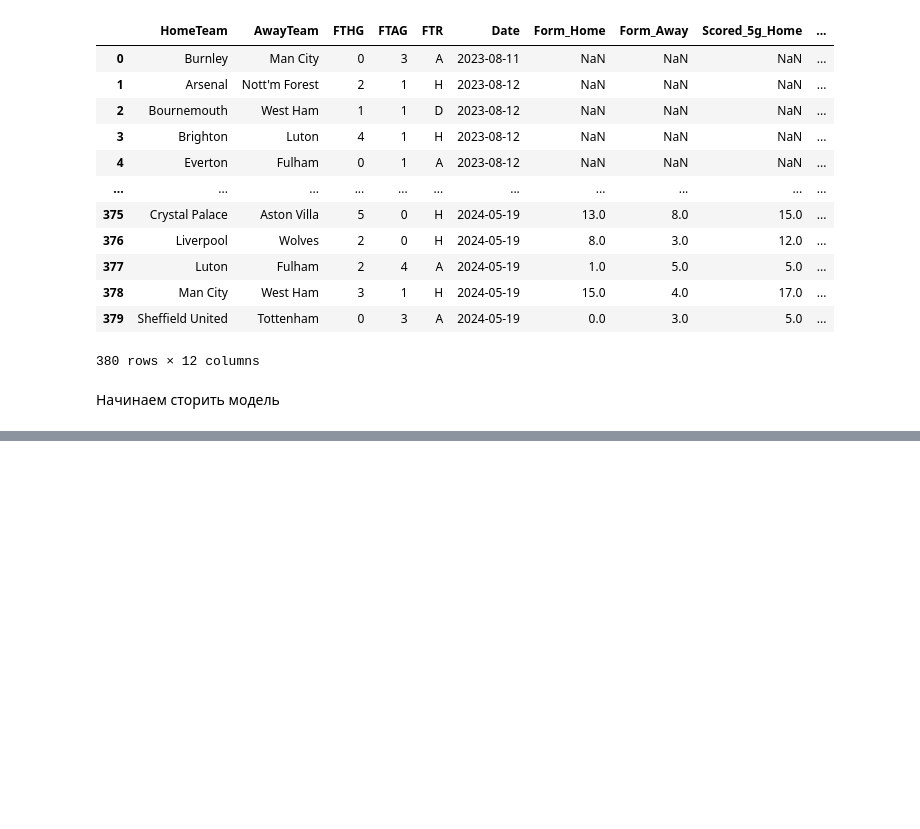
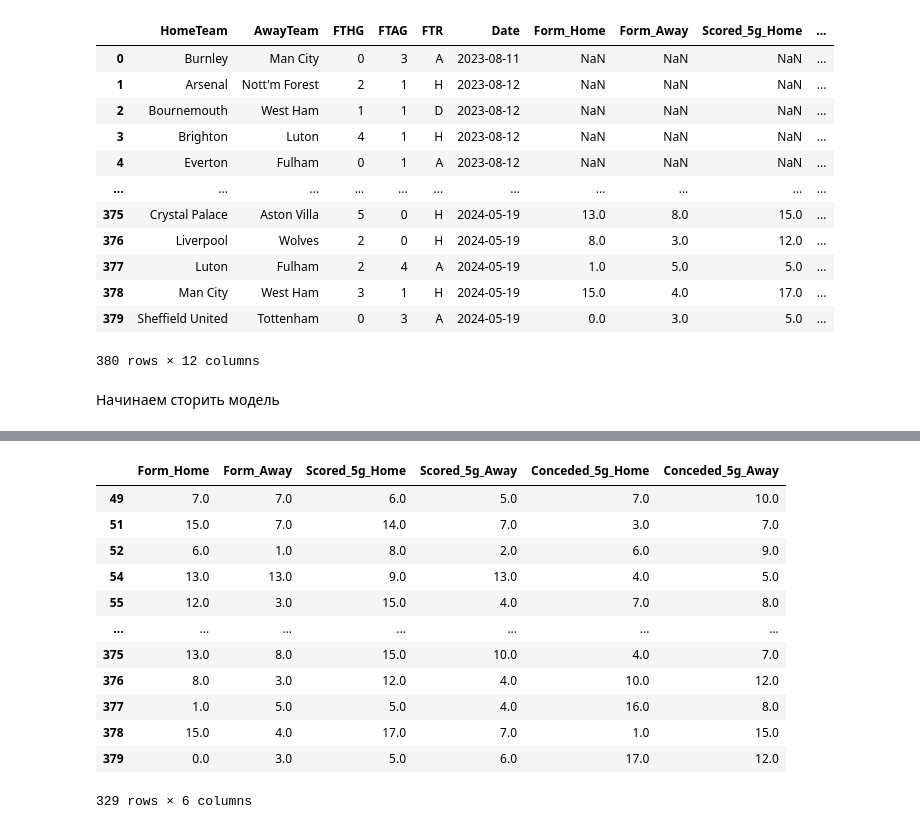
Before and after one commit to rriizz2k/EPL-Match-Predictor, a Jupyter notebook: PL_prediction.ipynb, the cells around one changed output, grey strips where cells are left out. Drawn from its saved outputs; the diff is of its cells as text; code cells hidden in the pictures; blank space fills up the shorter version.

```diff
--- a/PL_prediction.ipynb
+++ b/PL_prediction.ipynb
@@ -395,10 +368,6 @@ df
 | 378 | Man City | West Ham | 3 | 1 | H | 2024-05-19 | 15.0 | 4.0 | 17.0 | ... |
 | 379 | Sheffield United | Tottenham | 0 | 3 | A | 2024-05-19 | 0.0 | 3.0 | 5.0 | ... |
 380 rows × 12 columns
-# %%
-df['Form_Diff'] = df['Form_Home'] - df['Form_Away']
-df['Scored_Diff'] = df['Scored_5g_Home'] - df['Scored_5g_Away']
-df['Conceded_Diff'] = df['Conceded_5g_Home'] - df['Conceded_5g_Away']
 # %%
 # Закодируем целевой столбец в числа
 df['target'] = df['FTR'].map({'H': 0, 'D': 1, 'A': 2})
@@ -406,7 +375,7 @@ df['target'] = df['FTR'].map({'H': 0, 'D': 1, 'A': 2})
 Начинаем сторить модель
 # %%
 # убираем все NaN
-df = df.dropna(subset=['Form_Home', 'Form_Away', 'Scored_5g_Home', 'Scored_5g_Away', 'Conceded_5g_Home', 'Conceded_5g_Away', 'Form_Diff'])
+df = df.dropna(subset=['Form_Home', 'Form_Away', 'Scored_5g_Home', 'Scored_5g_Away', 'Conceded_5g_Home', 'Conceded_5g_Away'])
 # %%
-X = df[['Form_Home', 'Form_Away', 'Scored_5g_Home', 'Scored_5g_Away', 'Conceded_5g_Home', 'Conceded_5g_Away', 'Form_Diff', 'Scored_Diff', 'Conceded_Diff']]
+X = df[['Form_Home', 'Form_Away', 'Scored_5g_Home', 'Scored_5g_Away', 'Conceded_5g_Home', 'Conceded_5g_Away']]
 y = df['target']
@@ -564,0 +382,16 @@ print(predict_match("Arsenal", "Chelsea"))
+# %%
+X
+# %% [output]
+|  | Form_Home | Form_Away | Scored_5g_Home | Scored_5g_Away | Conceded_5g_Home | Conceded_5g_Away |
+| 49 | 7.0 | 7.0 | 6.0 | 5.0 | 7.0 | 10.0 |
+| 51 | 15.0 | 7.0 | 14.0 | 7.0 | 3.0 | 7.0 |
+| 52 | 6.0 | 1.0 | 8.0 | 2.0 | 6.0 | 9.0 |
+| 54 | 13.0 | 13.0 | 9.0 | 13.0 | 4.0 | 5.0 |
+| 55 | 12.0 | 3.0 | 15.0 | 4.0 | 7.0 | 8.0 |
+| ... | ... | ... | ... | ... | ... | ... |
+| 375 | 13.0 | 8.0 | 15.0 | 10.0 | 4.0 | 7.0 |
+| 376 | 8.0 | 3.0 | 12.0 | 4.0 | 10.0 | 12.0 |
+| 377 | 1.0 | 5.0 | 5.0 | 4.0 | 16.0 | 8.0 |
+| 378 | 15.0 | 4.0 | 17.0 | 7.0 | 1.0 | 15.0 |
+| 379 | 0.0 | 3.0 | 5.0 | 6.0 | 17.0 | 12.0 |
+329 rows × 6 columns
```
Also changed, not shown: parts of 14 cells of this notebook.
